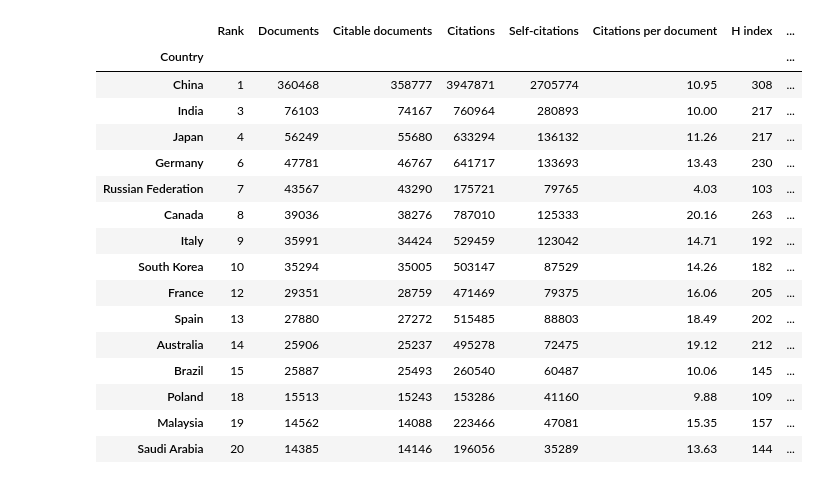
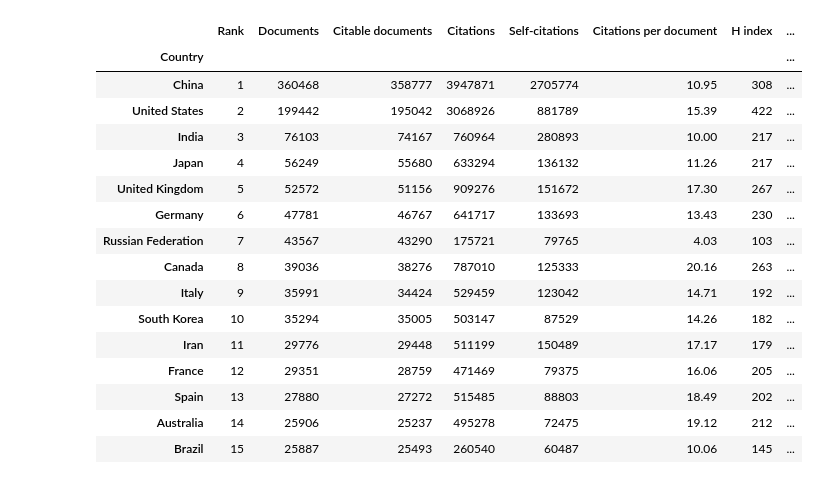
Before and after one commit to stasserkiz/amazinum, a Jupyter notebook: pandas.ipynb, the cells around one changed output. Cells and saved outputs as stored; diff of their text form; code cells hidden in the pictures.

```diff
--- a/pandas.ipynb
+++ b/pandas.ipynb
@@ -23,9 +23,20 @@ energy.loc[:, 'Energy Supply'] = energy['Energy Supply'].apply(changeEnergySuppl
 energy['Energy Supply'].replace('...', np.NaN, inplace=True)
 energy['Energy Supply per Capita'].replace('...', np.NaN, inplace=True)
 energy['% Renewable'].replace('...', np.NaN, inplace=True)
+# %%
+def remove_other(cell_value):
+    without_parentheses = re.sub(r'\([^)]*\)', '', cell_value)
+    without_numbers = re.sub(r'\d', '', without_parentheses)
+    return without_numbers
+
+energy['Country'] = energy['Country'].apply(remove_other)
+energy['Country'] = energy['Country'].str.strip()
 # %%
-energy.loc[energy['Country'] == 'Republic of Korea', 'Country'] = 'South Korea'
-energy.loc[energy['Country'] == 'United States of America', 'Country'] = 'United States'
-energy.loc[energy['Country'] == 'Northern Ireland', 'Country'] = 'United Kingdom'
-energy.loc[energy['Country'] == 'United Kingdom of Great Britain', 'Country'] = 'United Kingdom'
-energy.loc[energy['Country'] == 'China, Hong Kong Special Administrative Region', 'Country'] = 'Hong Kong'
+replacement_dict = {
+    'Republic of Korea': 'South Korea',
+    'United States of America': 'United States',
+    'United Kingdom of Great Britain and Northern Ireland': 'United Kingdom',
+    'China, Hong Kong Special Administrative Region': 'Hong Kong'
+}
+
+energy['Country'] = energy['Country'].replace(replacement_dict)
@@ -39,8 +43,6 @@ energy['Country'] = energy['Country'].apply(remove_other)
 # %%
 url_world_bank = 'API.csv'
 GDP = pd.read_csv(url_world_bank, skiprows=3, dtype = None, encoding='utf-8')
-# %%
-pd.set_option('display.float_format', '{:.2f}'.format)
 # %%
 GDP.loc[GDP['Country Name'] == 'Korea, Rep.', 'Country Name'] = 'South Korea'
 GDP.loc[GDP['Country Name'] == 'Iran, Islamic Rep.', 'Country Name'] = 'Iran'
@@ -51,13 +53,11 @@ GDP = GDP.rename(columns={'Country Name': 'Country'})
 url_ScimEn = 'scimagojr country rank 1996-2022.xlsx'
 ScimEn = pd.read_excel(url_ScimEn)
 # %%
-#ScimEn = ScimEn.iloc[0:15]
-
 def answer_one():
-    merged_df = ScimEn.merge(energy, on='Country', how='inner')
-    merged_df = merged_df.merge(GDP, on='Country', how='inner')
+    merged_df = ScimEn.merge(energy, on='Country')
+    merged_df = merged_df.merge(GDP, on='Country')
 
     merged_df = merged_df.set_index('Country')
 
     merged_df = merged_df.loc[:,['Rank','Documents', 'Citable documents', 'Citations', 'Self-citations', 'Citations per document', 'H index','Energy Supply', 'Energy Supply per Capita', '% Renewable','2006','2007','2008','2009','2010','2011','2012','2013','2014','2015',]]
-    return merged_df
+    return merged_df.iloc[0:15]
@@ -66,20 +64,20 @@ on_answer_one = answer_one()
 # %%
-display(on_answer_one.iloc[0:15])
+display(answer_one())
 # %% [output]
 |  | Rank | Documents | Citable documents | Citations | Self-citations | Citations per document | H index | ... |
 | Country |  |  |  |  |  |  |  | ... |
 | China | 1 | 360468 | 358777 | 3947871 | 2705774 | 10.95 | 308 | ... |
+| United States | 2 | 199442 | 195042 | 3068926 | 881789 | 15.39 | 422 | ... |
 | India | 3 | 76103 | 74167 | 760964 | 280893 | 10.00 | 217 | ... |
 | Japan | 4 | 56249 | 55680 | 633294 | 136132 | 11.26 | 217 | ... |
+| United Kingdom | 5 | 52572 | 51156 | 909276 | 151672 | 17.30 | 267 | ... |
 | Germany | 6 | 47781 | 46767 | 641717 | 133693 | 13.43 | 230 | ... |
 | Russian Federation | 7 | 43567 | 43290 | 175721 | 79765 | 4.03 | 103 | ... |
 | Canada | 8 | 39036 | 38276 | 787010 | 125333 | 20.16 | 263 | ... |
 | Italy | 9 | 35991 | 34424 | 529459 | 123042 | 14.71 | 192 | ... |
 | South Korea | 10 | 35294 | 35005 | 503147 | 87529 | 14.26 | 182 | ... |
+| Iran | 11 | 29776 | 29448 | 511199 | 150489 | 17.17 | 179 | ... |
 | France | 12 | 29351 | 28759 | 471469 | 79375 | 16.06 | 205 | ... |
 | Spain | 13 | 27880 | 27272 | 515485 | 88803 | 18.49 | 202 | ... |
 | Australia | 14 | 25906 | 25237 | 495278 | 72475 | 19.12 | 212 | ... |
 | Brazil | 15 | 25887 | 25493 | 260540 | 60487 | 10.06 | 145 | ... |
-| Poland | 18 | 15513 | 15243 | 153286 | 41160 | 9.88 | 109 | ... |
-| Malaysia | 19 | 14562 | 14088 | 223466 | 47081 | 15.35 | 157 | ... |
-| Saudi Arabia | 20 | 14385 | 14146 | 196056 | 35289 | 13.63 | 144 | ... |
```
Also changed, not shown: parts of 16 cells of this notebook.
